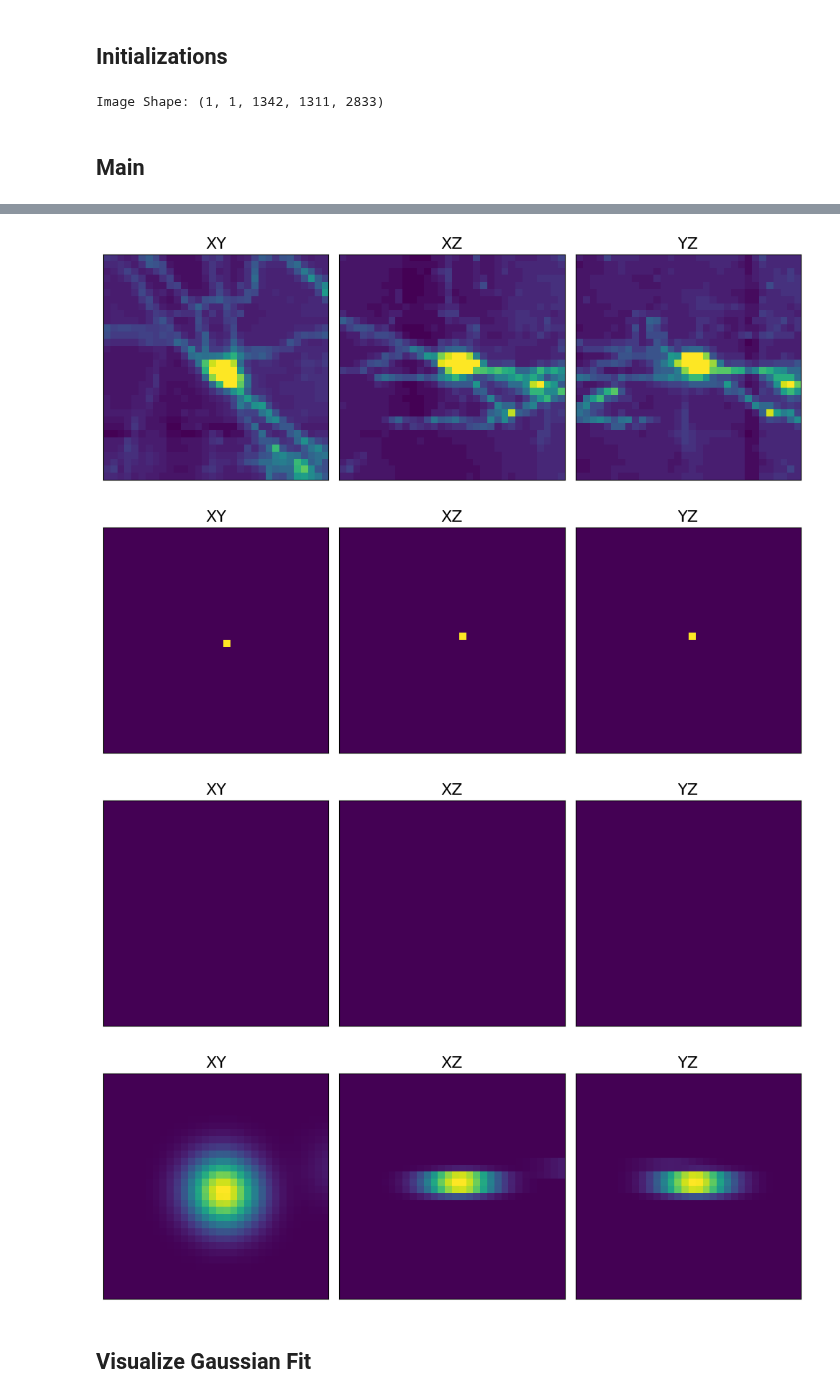
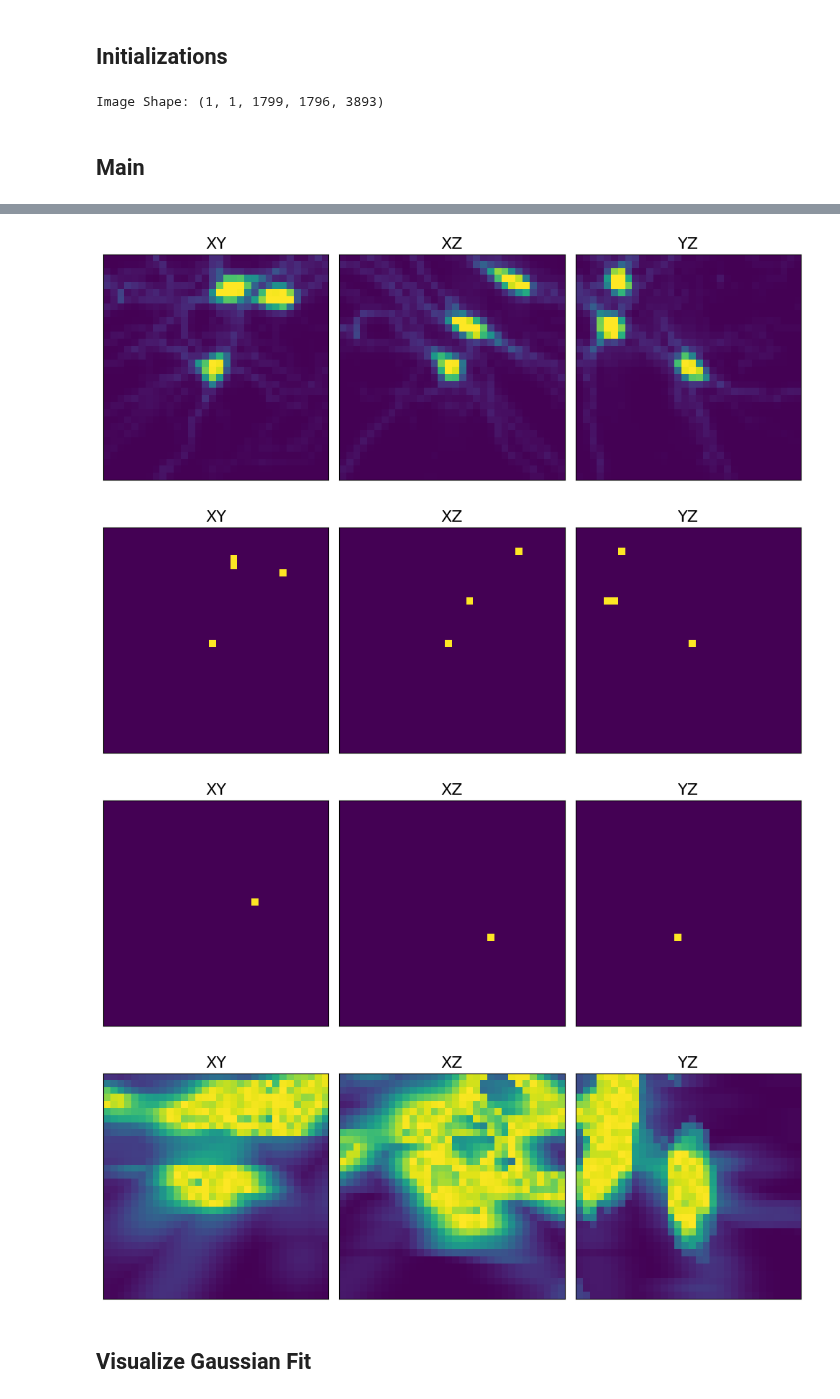
Before and after one commit to AllenNeuralDynamics/aind-exaspim-soma-detection, a Jupyter notebook: tutorials/soma_proposal_generation.ipynb, the cells around one changed output, grey strips where cells are left out. Cells and saved outputs as stored; diff of their text form; code cells hidden in the pictures.

```diff
--- a/tutorials/soma_proposal_generation.ipynb
+++ b/tutorials/soma_proposal_generation.ipynb
@@ -96,7 +96,7 @@ def gaussian_fitness_filtering(img_patch, proposals, r=4):
 # %%
 # Parameters
 bucket_name = "aind-open-data"
-brain_id = "651324"
+brain_id = "719654"
 multiscale = 4
 bright_threshold = 140
 d = 16  # image margin
@@ -106,16 +106,16 @@ prefix_lookup = util.read_json("/root/capsule/data/exaspim_image_prefixes.json")
 img = img_util.open_img(prefix_lookup[brain_id] + str(multiscale))
 print("Image Shape:", img.shape)
 # %% [output]
-Image Shape: (1, 1, 1342, 1311, 2833)
+Image Shape: (1, 1, 1799, 1796, 3893)
 # %% [markdown]
 ## Main
 # %%
 # Region of Interest
-xyz = [12020.796,  7976.454, 12685]
+xyz = [26351.734,12227.63,8917.901]
 patch_shape = [64, 64, 64]
 
 # Read Image Patch
-voxel = img_util.to_voxels(xyz, multiscale=multiscale)
+voxel = img_util.to_voxels(xyz, multiscale)
 img_patch = img_util.get_patch(img, voxel, patch_shape)
 t0 = time()
 
@@ -154,7 +158,7 @@ Runtime: 0.21322393417358398
-[figure, old version]
+[figure, new version]
-[figure, old version]
+[figure, new version]
-[figure, old version]
+[figure, new version]
-[figure, old version]
+[figure, new version]
 # %% [markdown]
 ## Visualize Gaussian Fit
 # %%
```
Also changed, not shown: parts of 2 cells of this notebook, 2 other files.
